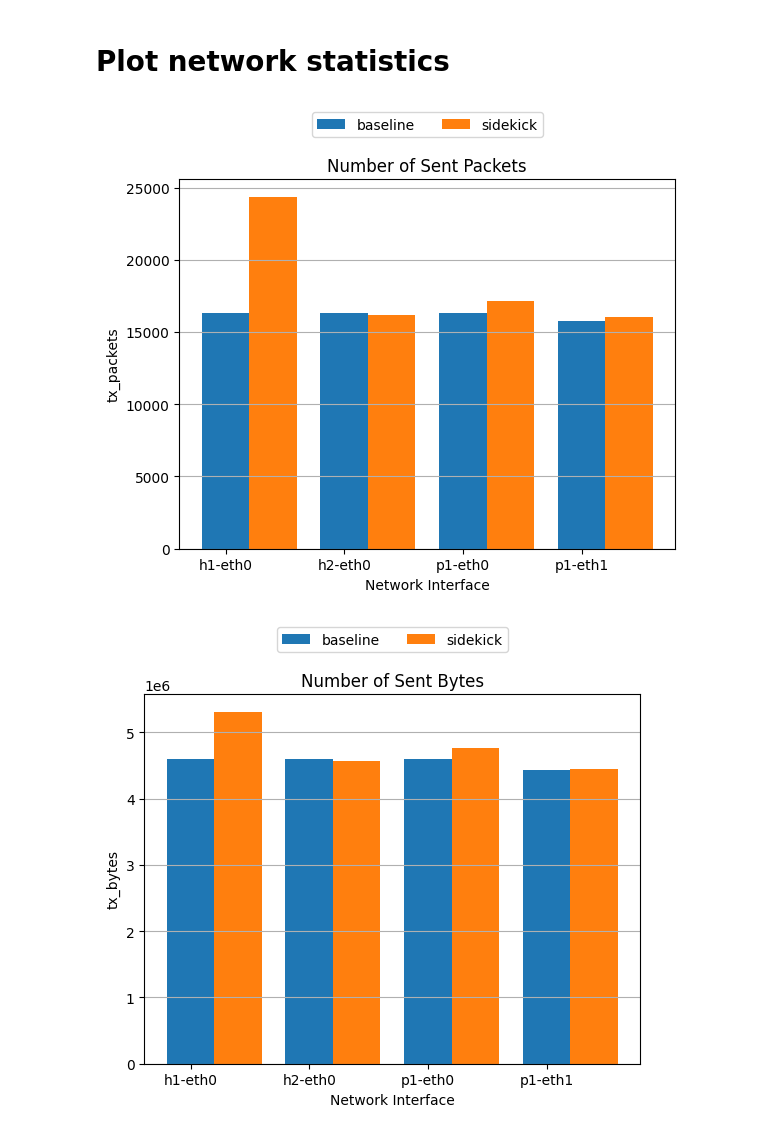
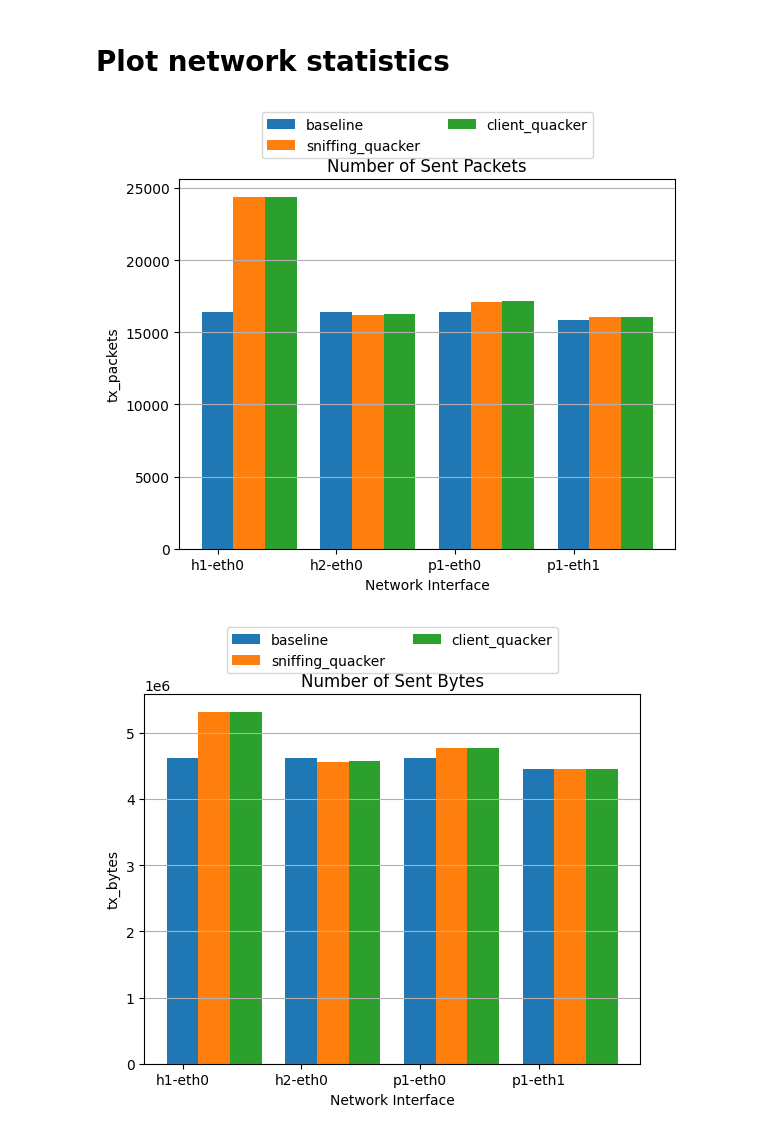
Before and after one commit to StanfordSNR/sidekick-downloads, a Jupyter notebook: notebook/media_benchmark.ipynb, the cells around one changed output. Saved outputs shown, nothing was run; the diff lists cells and outputs as text; code cells hidden in the pictures.

Commit message:
Save media results to disk and also save client quacker results

```diff
--- a/notebook/media_benchmark.ipynb
+++ b/notebook/media_benchmark.ipynb
@@ -40,13 +52,18 @@ def preprocess_latencies(latencies, num_ticks=100):
 # %%
-duration = 300
-ns = lambda loss1: ['--bw1', '100', '--bw2', '10', '--delay1', '1', '--delay2', '25', '--loss1', str(loss1), '--loss2', '0']
+base_network_options = lambda loss1: ['--bw1', '100', '--bw2', '10', '--delay1', '1', '--delay2', '25', '--loss1', str(loss1), '--loss2', '0']
 results = {}
-network_options = {
-    'baseline': [],
-    'sidekick': ['--proxy', 'sidekick', '--quacker', '--threshold', '8', '--freq-pkts', '2'],
+options = {
+    'baseline': ([], []),
+    'sniffing_quacker': (['--proxy', 'sidekick', '--quacker', '--threshold', '8', '--freq-pkts', '2'], []),
+    'client_quacker': (['--proxy', 'sidekick', '--threshold', '8', '--freq-pkts', '2'], ['--client-quacker']),
 }
+labels = list(options.keys())
 
-def set_result(label):
-    options = network_options[label]
-    result = parse_raw_results(label, duration, network_options=ns('3.6') + options)
+def set_result(label, duration, execute=True, overwrite=False):
+    network_options, protocol_options = options[label]
+    result = parse_raw_results(
+        f'{label}_{duration}', duration, execute=execute, overwrite=overwrite,
+        network_options=base_network_options('3.6') + network_options,
+        protocol_options=protocol_options,
+    )
     results[label] = result
@@ -84,7 +112,6 @@ def plot_delay_cdf(labels, results, title, min_pct=0, num_ticks=1000):
     plt.legend(loc='upper center', bbox_to_anchor=(0.5, 1.3), ncol=2)
     plt.show()
 # %%
-labels = list(network_options.keys())
 client_results = {}
 server_results = {}
 for label, result in results.items():
@@ -117,9 +144,8 @@ def plot_network_statistic(labels, results, title='Number of Sent Packets', stat
     plt.legend(loc='upper center', bbox_to_anchor=(0.5, 1.2), ncol=2)
     plt.show()
 # %%
-labels = list(network_options.keys())
 plot_network_statistic(labels, results, title='Number of Sent Packets', statistic='tx_packets')
 plot_network_statistic(labels, results, title='Number of Sent Bytes', statistic='tx_bytes')
 # %% [output]
-[figure, old version]
+[figure, new version]
-[figure, old version]
+[figure, new version]
```
Also changed, not shown: parts of 11 cells of this notebook.
